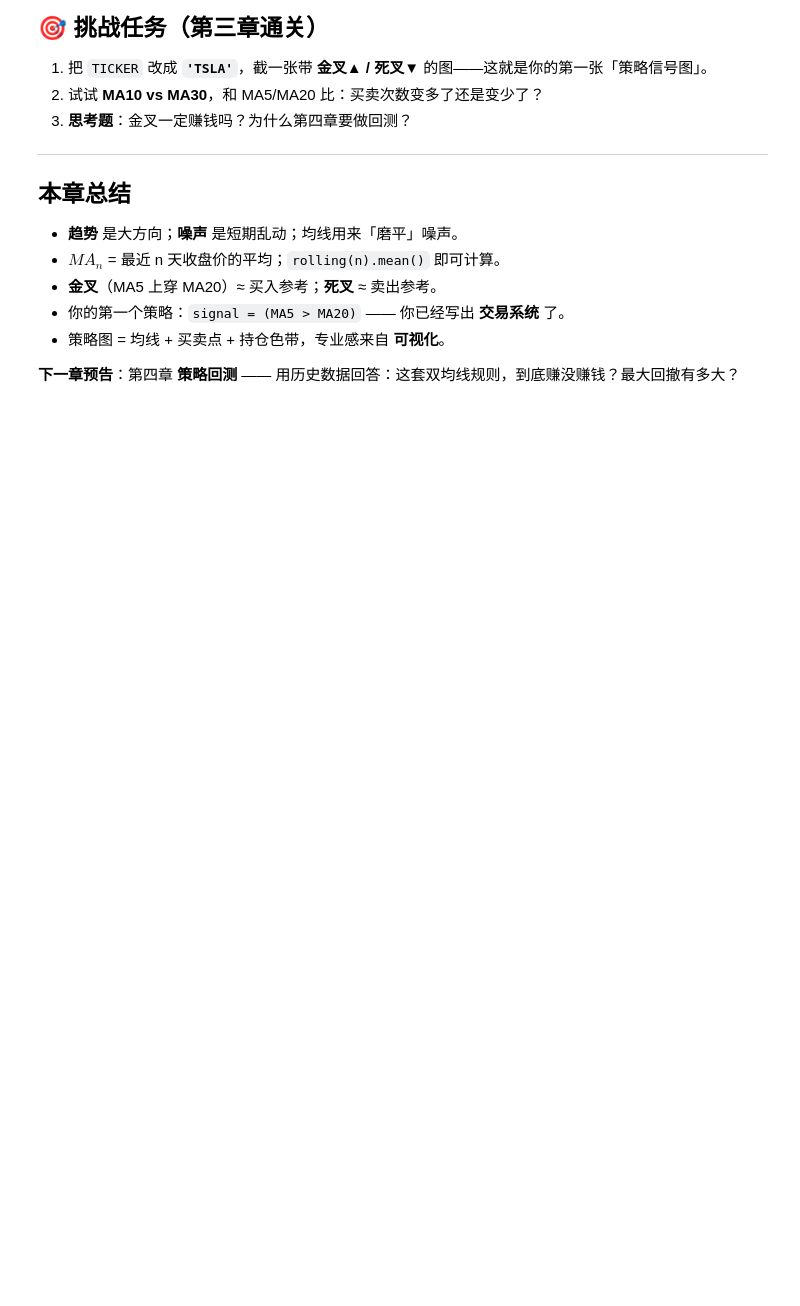
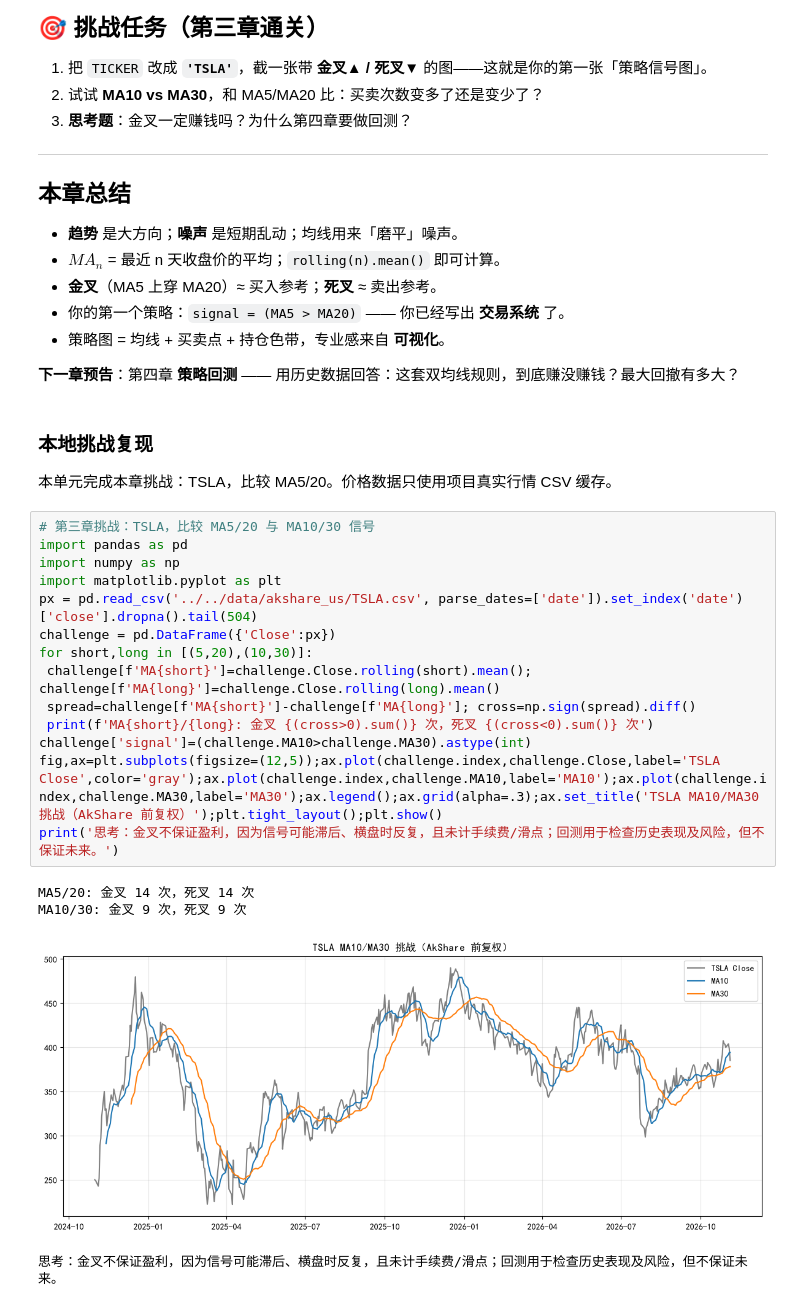
Before and after one commit to Clement-xi/GitHub-Learning-Notes, a Jupyter notebook: Chapter-03/code/03_移动平均线策略.ipynb, the cells around one changed output. Cells and saved outputs as stored; diff of their text form; blank space fills up the shorter version.

Commit message:
Add chapter challenge solutions

```diff
--- a/Chapter-03/code/03_移动平均线策略.ipynb
+++ b/Chapter-03/code/03_移动平均线策略.ipynb
@@ -464,3 +458,26 @@ plt.show()                               # 在 Notebook 里显示图片
 - 策略图 = 均线 + 买卖点 + 持仓色带，专业感来自 **可视化**。
 
 **下一章预告**：第四章 **策略回测** —— 用历史数据回答：这套双均线规则，到底赚没赚钱？最大回撤有多大？
+# %% [markdown]
+### 本地挑战复现
+
+本单元完成本章挑战：TSLA，比较 MA5/20。价格数据只使用项目真实行情 CSV 缓存。
+# %%
+# 第三章挑战：TSLA，比较 MA5/20 与 MA10/30 信号
+import pandas as pd
+import numpy as np
+import matplotlib.pyplot as plt
+px = pd.read_csv('../../data/akshare_us/TSLA.csv', parse_dates=['date']).set_index('date')['close'].dropna().tail(504)
+challenge = pd.DataFrame({'Close':px})
+for short,long in [(5,20),(10,30)]:
+ challenge[f'MA{short}']=challenge.Close.rolling(short).mean(); challenge[f'MA{long}']=challenge.Close.rolling(long).mean()
+ spread=challenge[f'MA{short}']-challenge[f'MA{long}']; cross=np.sign(spread).diff()
+ print(f'MA{short}/{long}: 金叉 {(cross>0).sum()} 次，死叉 {(cross<0).sum()} 次')
+challenge['signal']=(challenge.MA10>challenge.MA30).astype(int)
+fig,ax=plt.subplots(figsize=(12,5));ax.plot(challenge.index,challenge.Close,label='TSLA Close',color='gray');ax.plot(challenge.index,challenge.MA10,label='MA10');ax.plot(challenge.index,challenge.MA30,label='MA30');ax.legend();ax.grid(alpha=.3);ax.set_title('TSLA MA10/MA30 挑战（AkShare 前复权）');plt.tight_layout();plt.show()
+print('思考：金叉不保证盈利，因为信号可能滞后、横盘时反复，且未计手续费/滑点；回测用于检查历史表现及风险，但不保证未来。')
+# %% [output]
+MA5/20: 金叉 14 次，死叉 14 次
+MA10/30: 金叉 9 次，死叉 9 次
+[figure, added]
+思考：金叉不保证盈利，因为信号可能滞后、横盘时反复，且未计手续费/滑点；回测用于检查历史表现及风险，但不保证未来。
```
Also changed, not shown: parts of 11 cells of this notebook, 6 other files.
